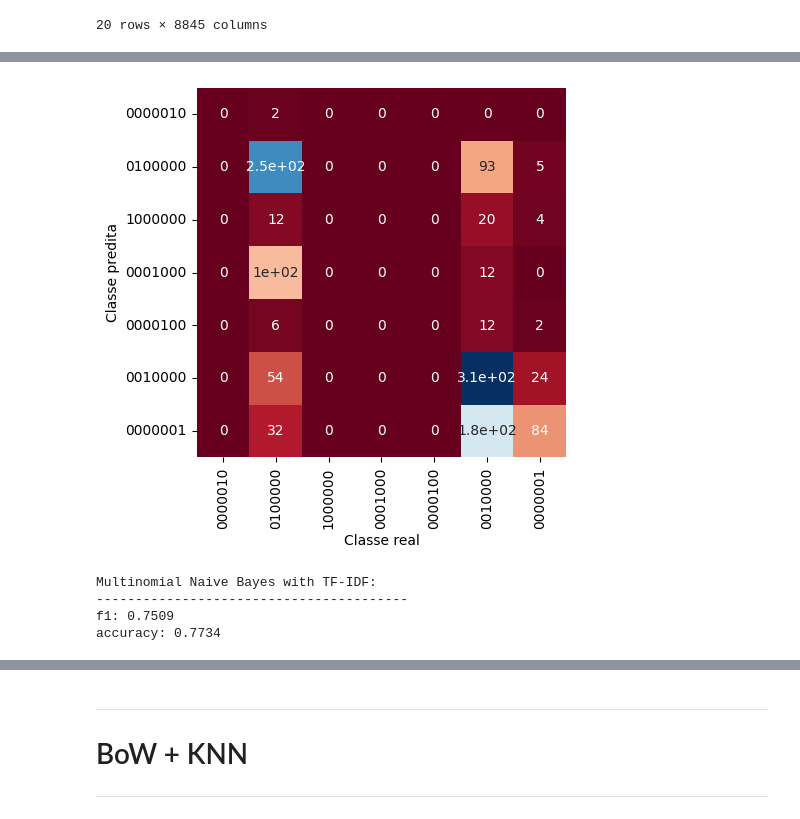
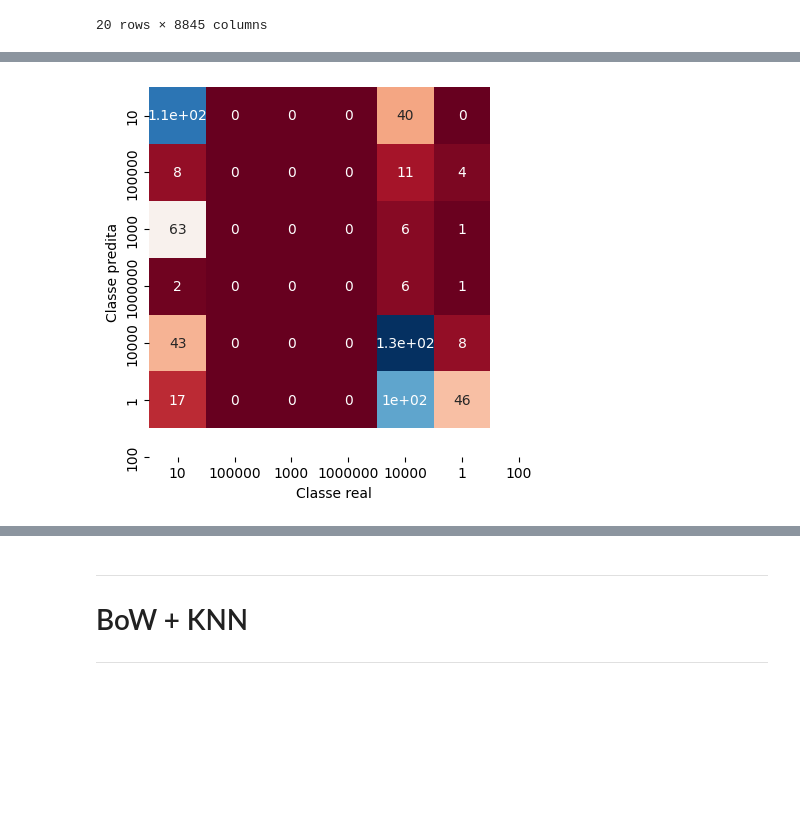
Before and after one commit to Kalidsa/Projeto-de-Minera-o-de-Textos---CDII, a Jupyter notebook: Mineração_de_textos.ipynb, the cells around one changed output, grey strips where cells are left out. Saved outputs shown, nothing was run; the diff lists cells and outputs as text; code cells hidden in the pictures; blank space fills up the shorter version.

```diff
--- a/Mineração_de_textos.ipynb
+++ b/Mineração_de_textos.ipynb
@@ -265,11 +297,11 @@ sent_pol_dtf
 | 1 | neutral | 1 |
 | 2 | negative | 2 |
 # %%
-# Create a dictionary mapping 'sentiment_polarity' to 'sp_ordinal'
+# Criação de um dicionário mapeando sentiment_polarity para sp_ordinal
 sent_pol_dict = dict(zip(sent_pol_dtf['sentiment_polarity'], sent_pol_dtf['sp_ordinal']))
 
-# Map the ordinal values to the 'dados_noticias2' DataFrame
-data_content2['sp_ordinal'] = data_content2['sentiment_polarity'].map(sent_pol_dict).astype(int).astype(str)
+# Mapeamento dos valores ordinais no DataFrame data_content2
+data_content2['sp_ordinal'] = data_content2['sentiment_polarity'].map(sent_pol_dict).astype(int)
 
 columns_to_drop = [
     'sentiment_polarity'
@@ -327,9 +359,16 @@ import pandas as pd
 sent = {'sentiment':[sent_val[0], sent_val[1],sent_val[2], sent_val[3], sent_val[4],sent_val[5], sent_val[6]]}
 sent = pd.DataFrame(sent, columns=['sentiment'])
 
-# Inicializar o OneHotEncoder
-one_hot_encoder = OneHotEncoder(sparse=False)
+# Criação de uma instância do OneHotEncoder com o parâmetro sparse=False
+# para garantir que a saída seja um array Numpy denso (ao invés de uma matriz esparsa)
+
+one_hot_encoder = OneHotEncoder(sparse_output=False)
+
+# Aplicação do OneHotEncoder aos dados da coluna 'sentiment'
 one_hot_encoded = one_hot_encoder.fit_transform(sent[['sentiment']]).astype(int)
 
-one_hot_encoded
+# Criação de um DataFrame com as colunas codificadas
+sent_dft_oneHot = pd.DataFrame(one_hot_encoded, columns=one_hot_encoder.get_feature_names_out(['sentiment']))
+
+sent_dft_oneHot
 # %% [output]
@@ -397,5 +424,6 @@ sentiment_mapping_dtf.sort_values(by='sentiment_binary')
 | 3 | anger | 1000000 |
 # %%
+#Mapeamento do dicionário sentiment_mapping em relação a coluna sentiment do dataframe inicial
 data_content2['sentiment_binary'] = data_content2['sentiment'].map(sentiment_mapping)
 
 columns_to_drop = [
@@ -403,6 +431,8 @@ columns_to_drop = [
 ]
 data_content2.drop(columns=columns_to_drop, inplace=True)
 
+data_content2['sentiment_binary'] = data_content2['sentiment_binary'].astype(int)
+
 data_content2
 # %% [output]
 |  | reviewId | app_name | content | sp_ordinal | sentiment_binary |
@@ -791,0 +759,11 @@ weighted avg       0.63      0.53      0.47      1205
+# %%
+coment_dataframe_tfidfnb  = tfidf_DataFrame
+categorias_tfidfnb = data_content2['sentiment_binary']
+
+X_train_tfidfnb, X_test_tfidfnb, y_train_tfidfnb, y_test_tfidfnb = train_test_split(coment_dataframe_tfidfnb,
+                                                    categorias_tfidfnb,
+                                                    test_size=0.2)
+
+naive_bayes_tfidfnb = MultinomialNB()
+naive_bayes_tfidfnb.fit(X_train_tfidfnb, y_train_tfidfnb)
+y_pred_tfidfnb = naive_bayes_tfidfnb.predict(X_test_tfidfnb)
@@ -792,15 +801,15 @@ weighted avg       0.63      0.53      0.47      1205
 # %%
 from sklearn.metrics import confusion_matrix
 import matplotlib.pyplot as plt
 import seaborn as sns
 
-cm = confusion_matrix(y_test_tfidf, y_pred_tfidf)
+cm = confusion_matrix(y_test_tfidfnb, y_pred_tfidfnb)
 sns.heatmap(cm, square=True, annot=True, cmap='RdBu', cbar=False,
-            xticklabels= y_test_tfidf.unique(),
-            yticklabels= y_test_tfidf.unique())
+            xticklabels=categorias_tfidfnb.unique(),
+            yticklabels=categorias_tfidfnb.unique())
 
 plt.xlabel("Classe real")
 plt.ylabel("Classe predita")
 plt.show()
 # %% [output]
-[figure, old version]
+[figure, new version]
@@ -817,14 +815,0 @@ y_pred_tfidf2 = model_tfidf.predict(X_test_tfidf2)
-# %%
-from sklearn.metrics import confusion_matrix, accuracy_score, f1_score
-
-f1_tfidf2 = f1_score(y_test_tfidf2, y_pred_tfidf2, average='weighted')
-accuracy_tfidf2 = accuracy_score(y_test_tfidf2, y_pred_tfidf2)
-print('Multinomial Naive Bayes with TF-IDF:')
-print('-' * 40)
-print(f'f1: {f1_tfidf2:.4f}')
-print(f'accuracy: {accuracy_tfidf2:.4f}')
-# %% [output]
-Multinomial Naive Bayes with TF-IDF:
-----------------------------------------
-f1: 0.7509
-accuracy: 0.7734
```
Also changed, not shown: parts of 124 cells of this notebook.
